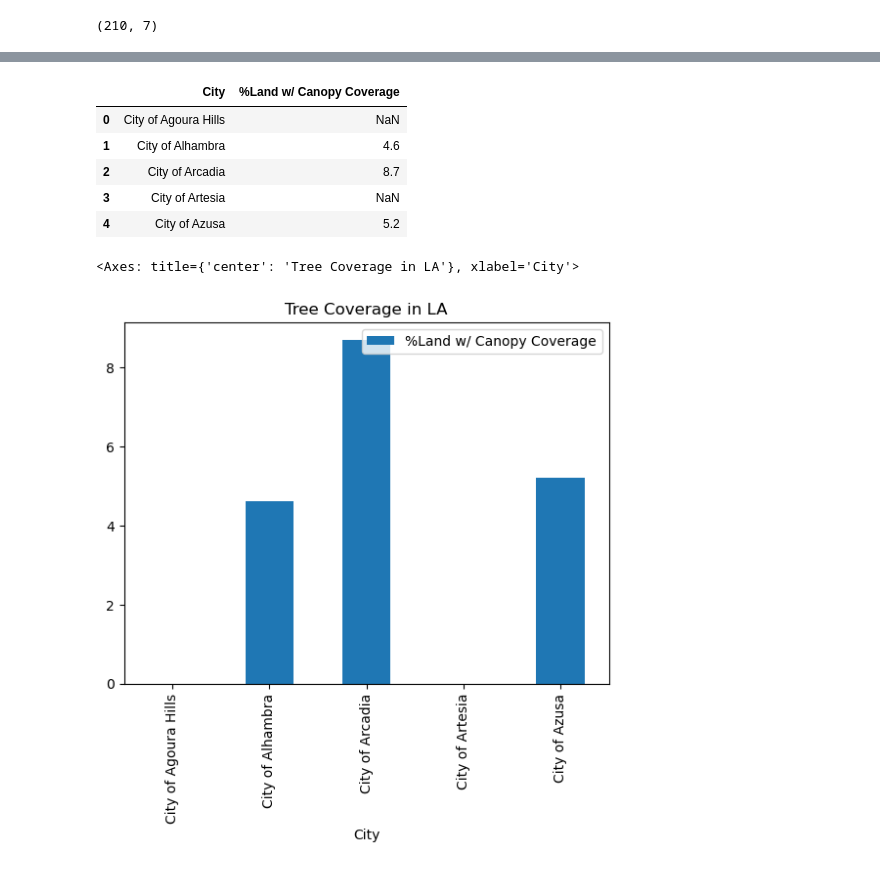
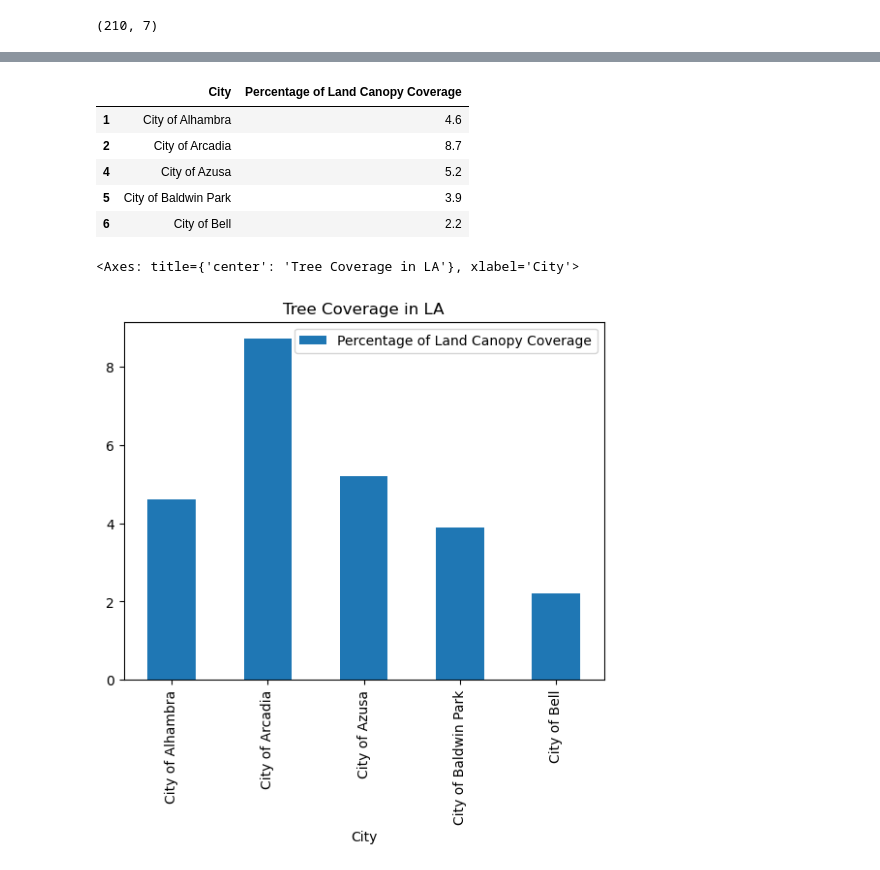
Before and after one commit to nickgiorgio310/ucla, a Jupyter notebook: week2/week2_assignment_cailyn.ipynb, the cells around one changed output, grey strips where cells are left out. Saved outputs shown, nothing was run; the diff lists cells and outputs as text; code cells hidden in the pictures.

Commit message:
Tree Canopy Coverage in Los Angeles

```diff
--- a/week2/week2_assignment_cailyn.ipynb
+++ b/week2/week2_assignment_cailyn.ipynb
@@ -38,2 +41,2 @@ df.head()
 # %%
-df = df.rename(columns={'Name': 'City', 'OBJECTID': 'Number', 'Shape__Area' : 'Area', 'Shape__Length' : 'Length', 'Percentage of Land With Tree Canopy Coverage(Weighted by Population Size)' : '%Land w/ Canopy Coverage'})
+df = df.rename(columns={'Name': 'City', 'OBJECTID': 'Number', 'Shape__Area' : 'Area', 'Shape__Length' : 'Length', 'Percentage of Land With Tree Canopy Coverage (Weighted by Population Size)' : 'Percentage of Land Canopy Coverage'})
@@ -146,7 +125,7 @@ df[['City', '%Land w/ Canopy Coverage', 'Area', 'Length']]
 210 rows × 4 columns
 # %%
 # list of desired column names
-desired_columns = ['City', '%Land w/ Canopy Coverage']
+desired_columns = ['City', 'Percentage of Land Canopy Coverage']
 
 #subset based on desired columns
 df[desired_columns].sample(5)
@@ -177,0 +159,3 @@ df_trimmed
+# %%
+df_trimmed.dropna(inplace=True)
+print(df_trimmed)
@@ -178,9 +182,9 @@ df_trimmed
 # %%
 df_trimmed.head()
 # %% [output]
-|  | City | %Land w/ Canopy Coverage |
-| 0 | City of Agoura Hills | NaN |
+|  | City | Percentage of Land Canopy Coverage |
 | 1 | City of Alhambra | 4.6 |
 | 2 | City of Arcadia | 8.7 |
-| 3 | City of Artesia | NaN |
 | 4 | City of Azusa | 5.2 |
+| 5 | City of Baldwin Park | 3.9 |
+| 6 | City of Bell | 2.2 |
@@ -187,5 +193,5 @@ df_trimmed.head()
 # %%
-df_trimmed.head(5).plot.b(x='City', y='%Land w/ Canopy Coverage', title = 'Tree Coverage in LA')
+df_trimmed.head(5).plot.bar(x='City', y='Percentage of Land Canopy Coverage', title = 'Tree Coverage in LA')
 # %% [output]
 <Axes: title={'center': 'Tree Coverage in LA'}, xlabel='City'>
-[figure, old version]
+[figure, new version]
```
Also changed, not shown: parts of 23 cells of this notebook.
